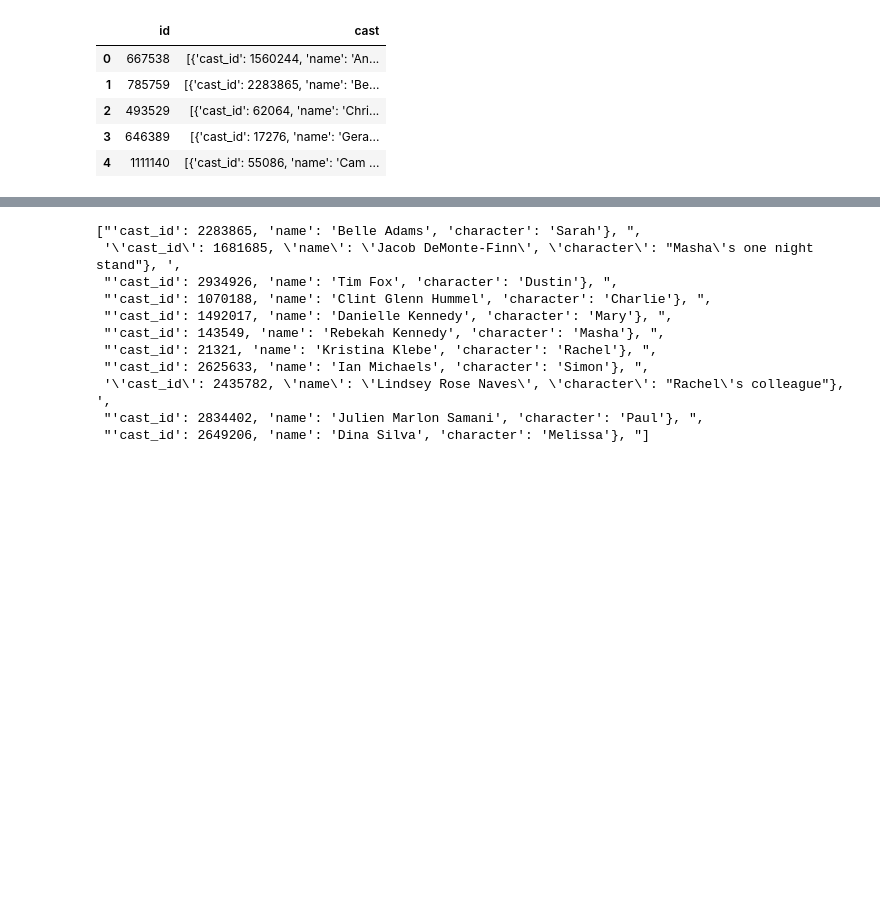
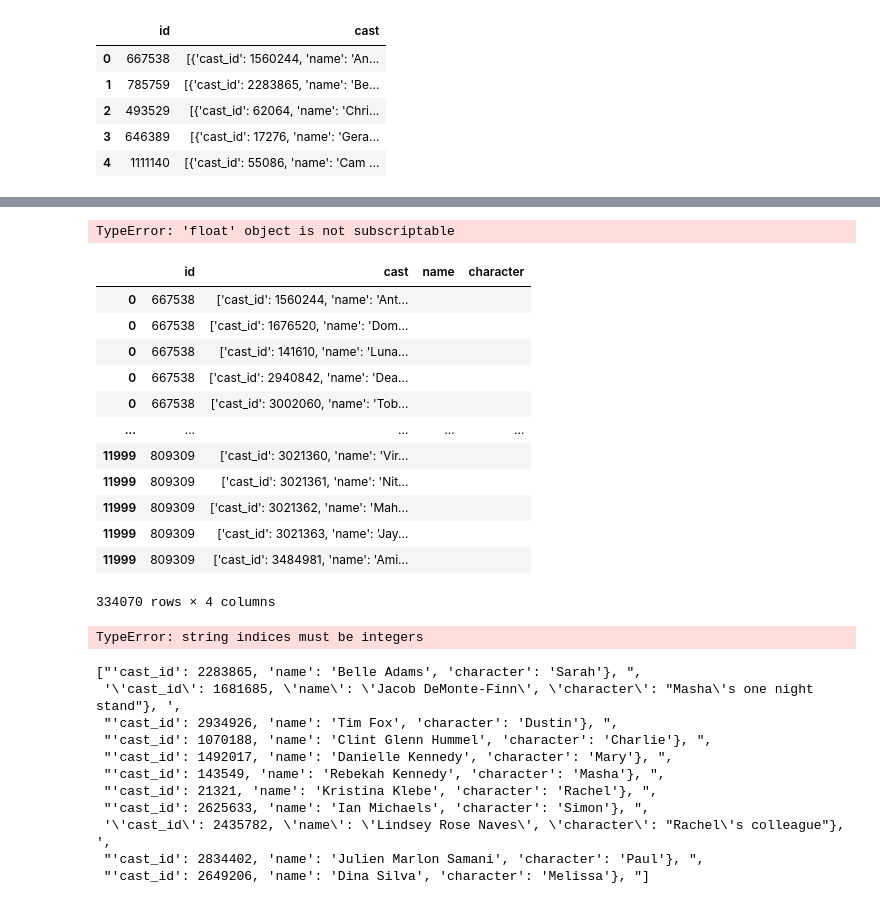
Before and after one commit to npagrawal/movie-data, a Jupyter notebook: Notebook.ipynb, the cells around one changed output, grey strips where cells are left out. Drawn from its saved outputs; the diff is of its cells as text; code cells hidden in the pictures; blank space fills up the shorter version.

```diff
--- a/Notebook.ipynb
+++ b/Notebook.ipynb
@@ -19,3 +19,6 @@ cast.head()
 # %%
 cast["cast"] = [x.split("{") for x in cast["cast"]]
 cast["cast"] = [x[1:-1] for x in cast["cast"]]
+# %%
+cast = cast.explode("cast")
+cast["cast"] = cast["cast"].str.split(",")
@@ -21,0 +29,3 @@ cast["cast"] = [x[1:-1] for x in cast["cast"]]
+# %%
+cast["name"] = ""
+cast["character"] = ""
@@ -21,0 +58,25 @@ cast["cast"] = [x[1:-1] for x in cast["cast"]]
+# %%
+for index, row in cast.iterrows():
+    row["name"] = row["cast"]
+# %% [output]
+TypeError: 'float' object is not subscriptable
+# %%
+cast
+# %% [output]
+|  | id | cast | name | character |
+| 0 | 667538 | ['cast_id': 1560244, 'name': 'Ant... |  |  |
+| 0 | 667538 | ['cast_id': 1676520, 'name': 'Dom... |  |  |
+| 0 | 667538 | ['cast_id': 141610, 'name': 'Luna... |  |  |
+| 0 | 667538 | ['cast_id': 2940842, 'name': 'Dea... |  |  |
+| 0 | 667538 | ['cast_id': 3002060, 'name': 'Tob... |  |  |
+| ... | ... | ... | ... | ... |
+| 11999 | 809309 | ['cast_id': 3021360, 'name': 'Vir... |  |  |
+| 11999 | 809309 | ['cast_id': 3021361, 'name': 'Nit... |  |  |
+| 11999 | 809309 | ['cast_id': 3021362, 'name': 'Mah... |  |  |
+| 11999 | 809309 | ['cast_id': 3021363, 'name': 'Jay... |  |  |
+| 11999 | 809309 | ['cast_id': 3484981, 'name': 'Ami... |  |  |
+334070 rows × 4 columns
+# %%
+cast["name"].apply(lambda x: x["cast"][1])
+# %% [output]
+TypeError: string indices must be integers
```
Also changed, not shown: parts of 7 cells of this notebook.
